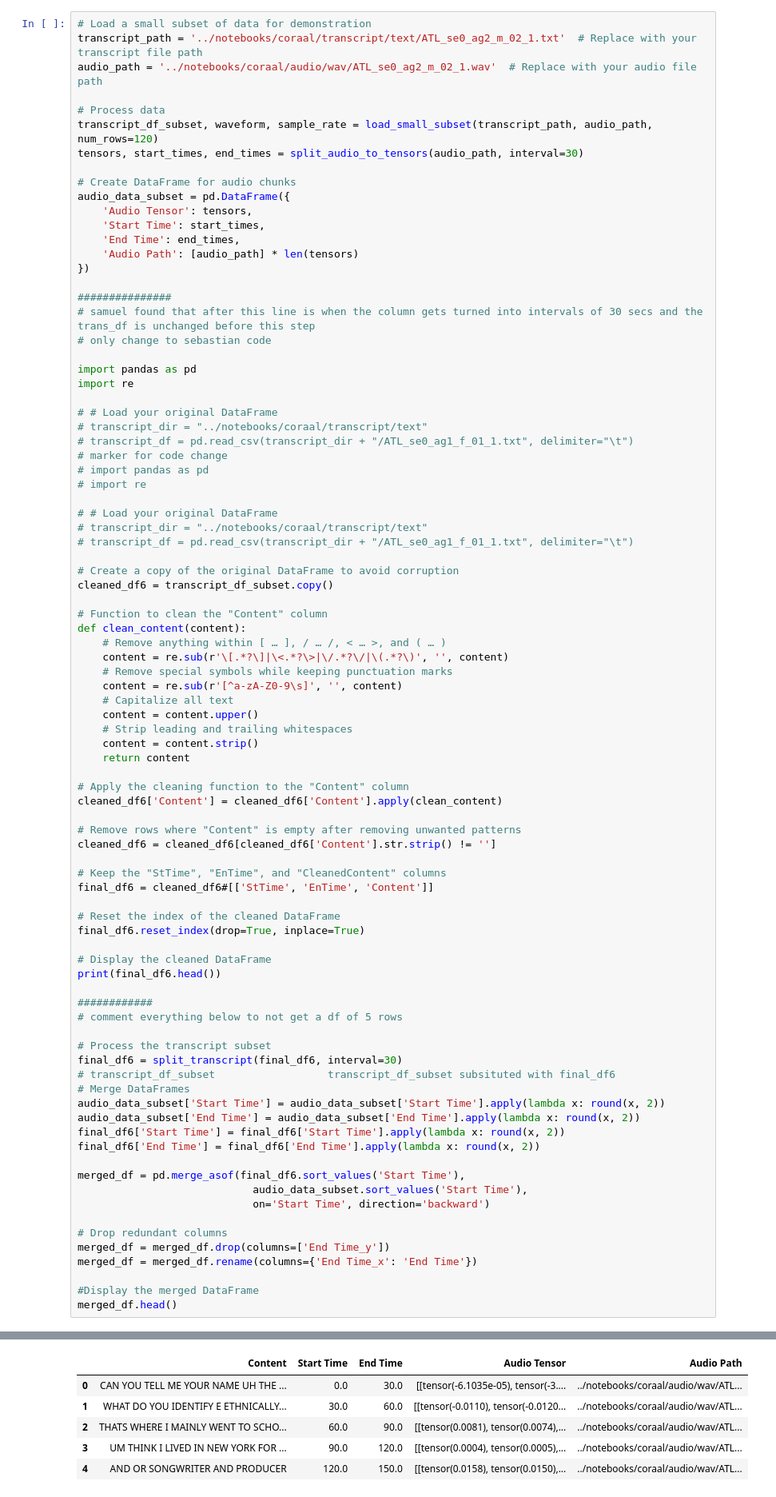
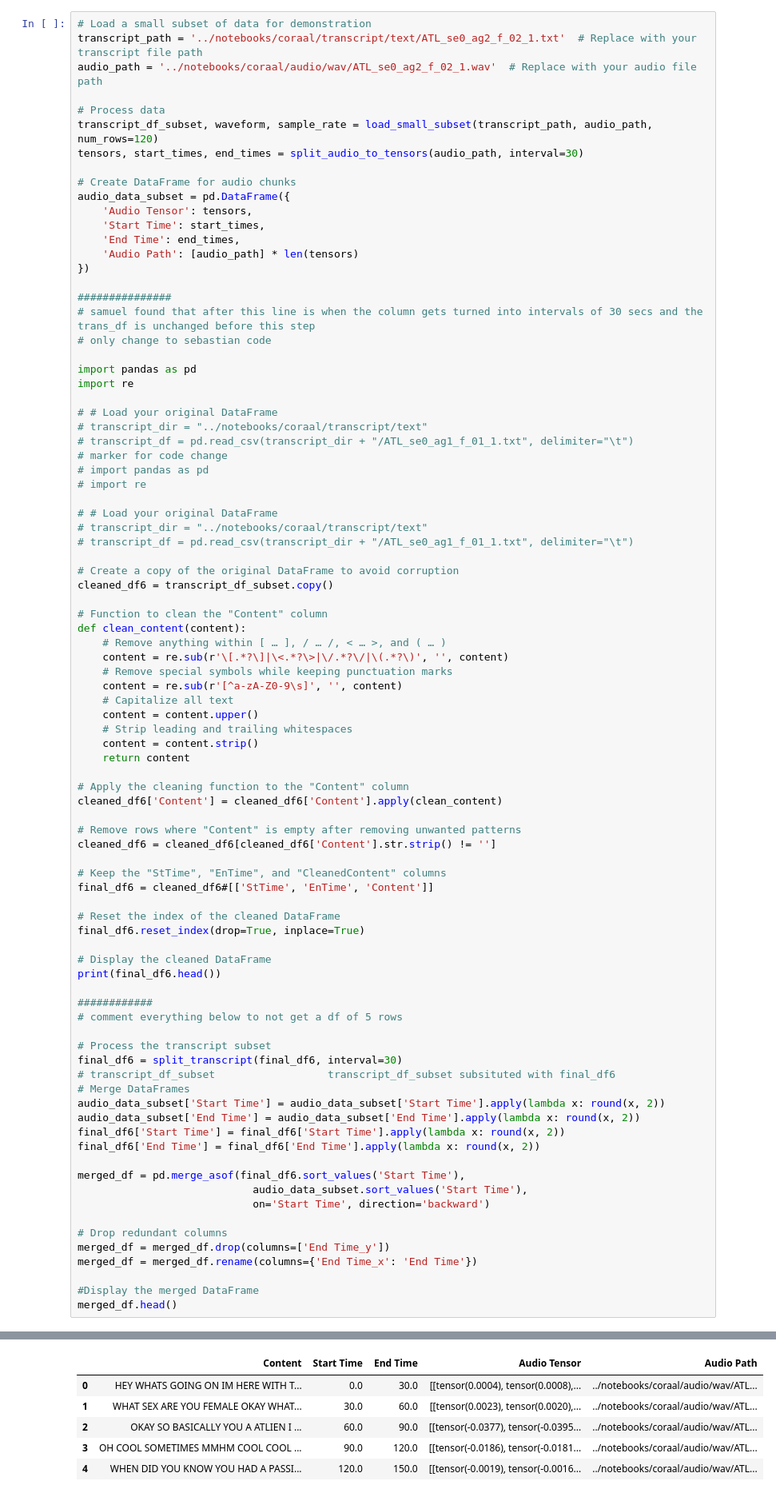
Before and after one commit to NACME-AIML-2024/final-project-dialect-dynamics, a Jupyter notebook: notebooks/cleaning-data.ipynb, the cells around one changed output, grey strips where cells are left out. Shown at 80% size. Cells and saved outputs as stored; diff of their text form.

```diff
--- a/notebooks/cleaning-data.ipynb
+++ b/notebooks/cleaning-data.ipynb
@@ -648,8 +648,8 @@ def load_small_subset(transcript_path, audio_path, num_rows=120):
 > can run if this your desired level of cleaning
 # %%
 # Load a small subset of data for demonstration
-transcript_path = '../notebooks/coraal/transcript/text/ATL_se0_ag2_m_02_1.txt'  # Replace with your transcript file path
-audio_path = '../notebooks/coraal/audio/wav/ATL_se0_ag2_m_02_1.wav'  # Replace with your audio file path
+transcript_path = '../notebooks/coraal/transcript/text/ATL_se0_ag2_f_02_1.txt'  # Replace with your transcript file path
+audio_path = '../notebooks/coraal/audio/wav/ATL_se0_ag2_f_02_1.wav'  # Replace with your audio file path
 
 # Process data
 transcript_df_subset, waveform, sample_rate = load_small_subset(transcript_path, audio_path, num_rows=120)
@@ -743,9 +743,9 @@ merged_df.head()
 |  | Content | Start Time | End Time | Audio Tensor | Audio Path |
-| 0 | CAN YOU TELL ME YOUR NAME UH THE ... | 0.0 | 30.0 | [[tensor(-6.1035e-05), tensor(-3.... | ../notebooks/coraal/audio/wav/ATL... |
-| 1 | WHAT DO YOU IDENTIFY E ETHNICALLY... | 30.0 | 60.0 | [[tensor(-0.0110), tensor(-0.0120... | ../notebooks/coraal/audio/wav/ATL... |
-| 2 | THATS WHERE I MAINLY WENT TO SCHO... | 60.0 | 90.0 | [[tensor(0.0081), tensor(0.0074),... | ../notebooks/coraal/audio/wav/ATL... |
-| 3 | UM THINK I LIVED IN NEW YORK FOR ... | 90.0 | 120.0 | [[tensor(0.0004), tensor(0.0005),... | ../notebooks/coraal/audio/wav/ATL... |
-| 4 | AND OR SONGWRITER AND PRODUCER | 120.0 | 150.0 | [[tensor(0.0158), tensor(0.0150),... | ../notebooks/coraal/audio/wav/ATL... |
+| 0 | HEY WHATS GOING ON IM HERE WITH T... | 0.0 | 30.0 | [[tensor(0.0004), tensor(0.0008),... | ../notebooks/coraal/audio/wav/ATL... |
+| 1 | WHAT SEX ARE YOU FEMALE OKAY WHAT... | 30.0 | 60.0 | [[tensor(0.0023), tensor(0.0020),... | ../notebooks/coraal/audio/wav/ATL... |
+| 2 | OKAY SO BASICALLY YOU A ATLIEN I ... | 60.0 | 90.0 | [[tensor(-0.0377), tensor(-0.0395... | ../notebooks/coraal/audio/wav/ATL... |
+| 3 | OH COOL SOMETIMES MMHM COOL COOL ... | 90.0 | 120.0 | [[tensor(-0.0186), tensor(-0.0181... | ../notebooks/coraal/audio/wav/ATL... |
+| 4 | WHEN DID YOU KNOW YOU HAD A PASSI... | 120.0 | 150.0 | [[tensor(-0.0019), tensor(-0.0016... | ../notebooks/coraal/audio/wav/ATL... |
 # %% [markdown]
 # end of code for testing
 # %% [markdown]
```
Also changed, not shown: parts of 1 cell of this notebook.
